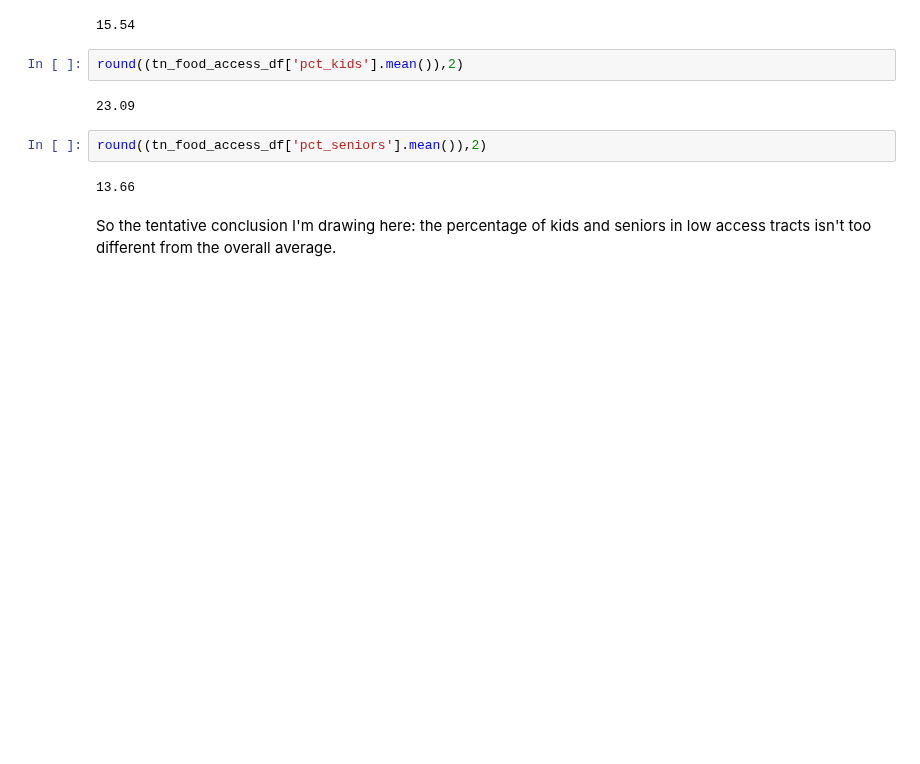
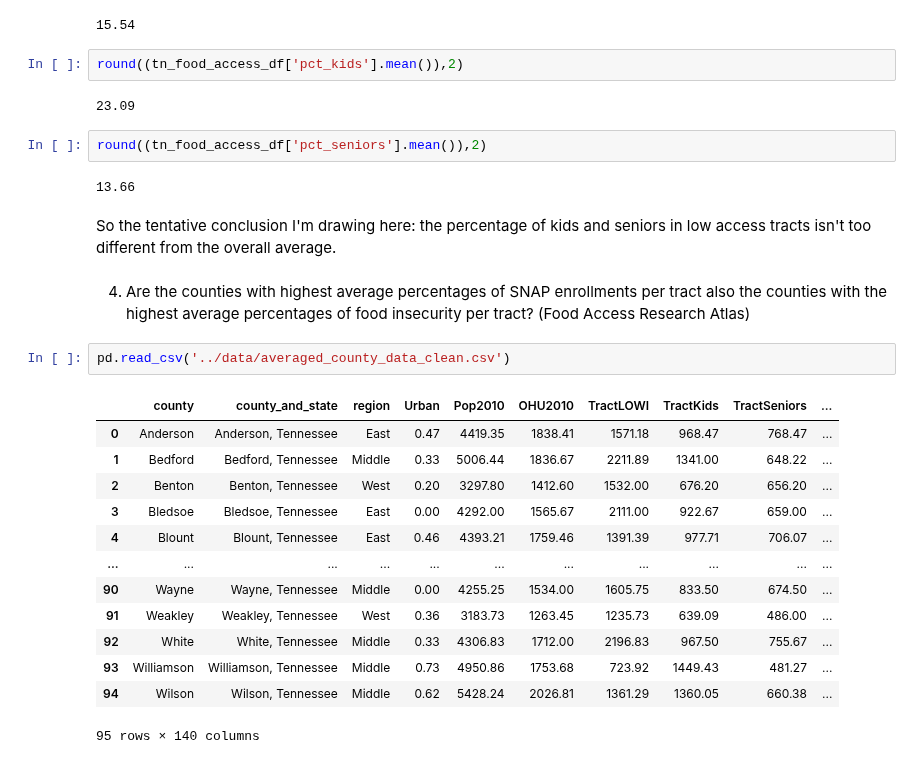
Before and after one commit to marthahunter/food-access, a Jupyter notebook: notebooks/4 - analysis.ipynb, the cells around one changed output. Saved outputs shown, nothing was run; the diff lists cells and outputs as text; blank space fills up the shorter version.

```diff
--- a/notebooks/4 - analysis.ipynb
+++ b/notebooks/4 - analysis.ipynb
@@ -292,3 +292,21 @@ round((tn_food_access_df['pct_seniors'].mean()),2)
 13.66
 # %% [markdown]
 So the tentative conclusion I'm drawing here: the percentage of kids and seniors in low access tracts isn't too different from the overall average.
+# %% [markdown]
+4. Are the counties with highest average percentages of SNAP enrollments per tract also the counties with the highest average percentages of food insecurity per tract? (Food Access Research Atlas)
+# %%
+pd.read_csv('../data/averaged_county_data_clean.csv')
+# %% [output]
+|  | county | county_and_state | region | Urban | Pop2010 | OHU2010 | TractLOWI | TractKids | TractSeniors | ... |
+| 0 | Anderson | Anderson, Tennessee | East | 0.47 | 4419.35 | 1838.41 | 1571.18 | 968.47 | 768.47 | ... |
+| 1 | Bedford | Bedford, Tennessee | Middle | 0.33 | 5006.44 | 1836.67 | 2211.89 | 1341.00 | 648.22 | ... |
+| 2 | Benton | Benton, Tennessee | West | 0.20 | 3297.80 | 1412.60 | 1532.00 | 676.20 | 656.20 | ... |
+| 3 | Bledsoe | Bledsoe, Tennessee | East | 0.00 | 4292.00 | 1565.67 | 2111.00 | 922.67 | 659.00 | ... |
+| 4 | Blount | Blount, Tennessee | East | 0.46 | 4393.21 | 1759.46 | 1391.39 | 977.71 | 706.07 | ... |
+| ... | ... | ... | ... | ... | ... | ... | ... | ... | ... | ... |
+| 90 | Wayne | Wayne, Tennessee | Middle | 0.00 | 4255.25 | 1534.00 | 1605.75 | 833.50 | 674.50 | ... |
+| 91 | Weakley | Weakley, Tennessee | West | 0.36 | 3183.73 | 1263.45 | 1235.73 | 639.09 | 486.00 | ... |
+| 92 | White | White, Tennessee | Middle | 0.33 | 4306.83 | 1712.00 | 2196.83 | 967.50 | 755.67 | ... |
+| 93 | Williamson | Williamson, Tennessee | Middle | 0.73 | 4950.86 | 1753.68 | 723.92 | 1449.43 | 481.27 | ... |
+| 94 | Wilson | Wilson, Tennessee | Middle | 0.62 | 5428.24 | 2026.81 | 1361.29 | 1360.05 | 660.38 | ... |
+95 rows × 140 columns
```
Also changed, not shown: parts of 4 cells of this notebook.
